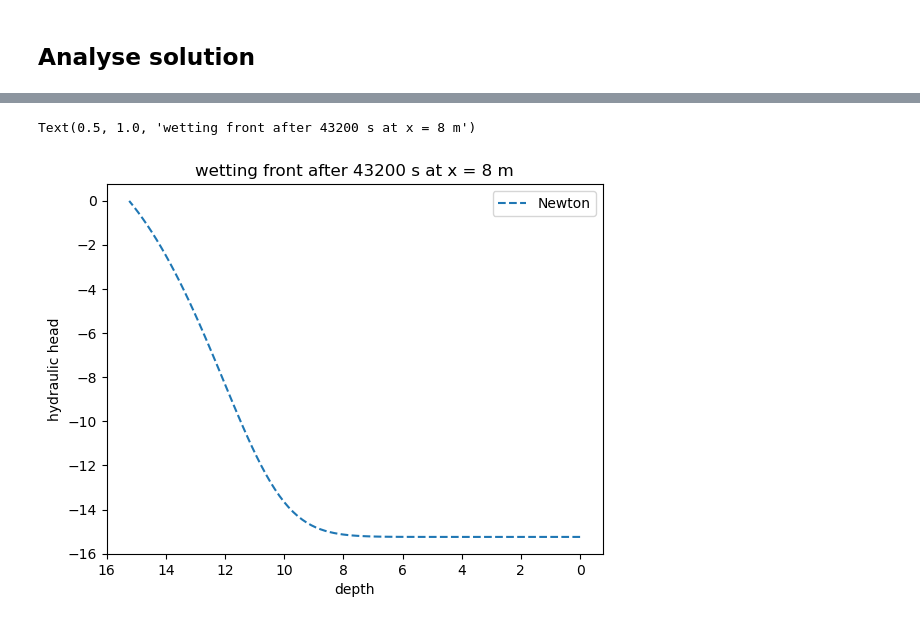
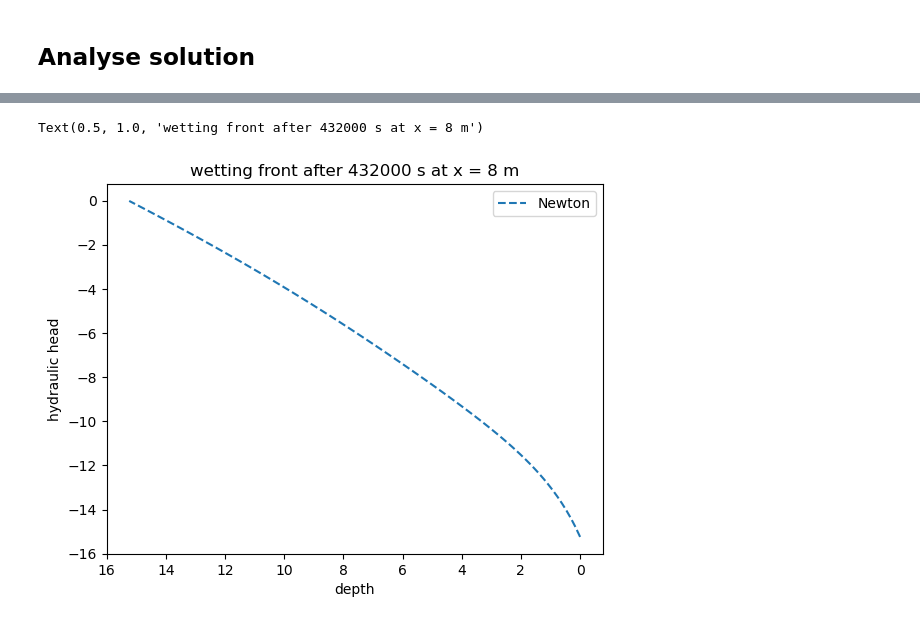
Before and after one commit to lannika-ut/ScientificPractice, a Jupyter notebook: FiniteElements/Richards_transient_Gardner.ipynb, the cells around one changed output, grey strips where cells are left out. Drawn from its saved outputs; the diff is of its cells as text; code cells hidden in the pictures.

```diff
--- a/FiniteElements/Richards_transient_Gardner.ipynb
+++ b/FiniteElements/Richards_transient_Gardner.ipynb
@@ -64,9 +64,10 @@ from visualization_fct import *
 # %%
 # Define time discretization parameters
 t = 0.0 # start time
-T = 1800 # end time
-num_steps = 100
-delta_t = T/num_steps
+T = 5*24*60*60 # end time
+delta_t = 172.8 # time step size
+num_steps = int(np.floor(T/delta_t))
+print(num_steps)
 
 # Define constants
 alpha = 0.19 # Gardner exponent
@@ -80,5 +81,4 @@ Ks = 3e-6 # saturated hydraulic conductivity
 h_0 = 1 - np.exp(alpha*h_r)
 beta = np.sqrt(alpha**2/4 + (np.pi/a)**2)
 beta_1 = np.sqrt(alpha**2/4 + (np.pi*2/a)**2)
-h_0
 # %% [output]
@@ -283,11 +283,11 @@ petsc_options = {
     "snes_linesearch_type": "bt",
     "snes_atol": 1e-10,
     "snes_rtol": 1e-10,
-    "snes_monitor": None,
+    "snes_monitor_cancel": None,
     "ksp_error_if_not_converged": True,
     "ksp_type": "preonly",
     "ksp_rtol": 1e-10,
-    "ksp_monitor": None,
+    "ksp_monitor_cancel": None,
     "pc_type": "lu",
     "pc_factor_mat_solver_type": "mumps",
 }
@@ -306,8 +306,8 @@ for n in range(num_steps):
     converged = problem.solver.getConvergedReason()
     num_iter = problem.solver.getIterationNumber()
     assert converged > 0, f"Solver did not converge, got {converged}."
-    print(
+    """ print(
         f"Solver converged at timestep {n} after {num_iter} iterations with converged reason {converged}."
-    )
+    ) """
 
     u_N.x.array[:] = uh.x.array
@@ -371,0 +357,22 @@ cbar.set_label("hydraulic head")
+# %%
+def exact_specified_head(x, z_cor):
+    bar_h = h_0 * np.sin(np.pi*x/a) * np.exp(alpha/2*(L-z_cor)) * np.sinh(beta*z_cor) / np.sinh(beta*L)
+    h = 1/alpha * np.log(np.exp(alpha*h_r) + bar_h)
+    return h
+# Evaluate solutions on grid
+def eval_head(x, z, fct):
+    head = np.zeros((len(x), len(x)))
+    for i, z_cor in enumerate(z):
+        head[i, :] = fct(x, z_cor)
+    return head
+
+def eval_try(x, z, u):
+    h = np.zeros((len(z), len(x)))
+    for i, z_cor in enumerate(z):
+        p = np.vstack([x, np.full(len(x), z_cor), np.zeros(len(x))])
+        pts, values = evaluate_fct(domain, p, u)
+        h[i, :] = np.array(values).flatten()
+    return h
+
+h_fix = eval_head(x_grid, z_grid, exact_specified_head)
+heads_Newton = eval_try(x_grid, z_grid, [uh])
@@ -372,14 +425,14 @@ cbar.set_label("hydraulic head")
 # %%
-wetting_front_P = eval_try([8], z_grid, [u_n])
+#wetting_front_P = eval_try([8], z_grid, [u_n])
 wetting_front_N = eval_try([8], z_grid, [uh])
 fig, ax = plt.subplots(1,1)
-ax.plot(z_grid, wetting_front_P, '--', label="Picard")
+#ax.plot(z_grid, wetting_front_P, '--', label="Picard")
 ax.plot(z_grid, wetting_front_N, '--', label="Newton")
 ax.set_ylabel("hydraulic head")
 ax.set_xlabel("depth")
 ax.invert_xaxis()
 ax.legend()
 ax.set_title(f"wetting front after {T} s at x = 8 m")
 # %% [output]
-Text(0.5, 1.0, 'wetting front after 43200 s at x = 8 m')
+Text(0.5, 1.0, 'wetting front after 432000 s at x = 8 m')
-[figure, old version]
+[figure, new version]
```
Also changed, not shown: parts of 12 cells of this notebook, 6 other files.
